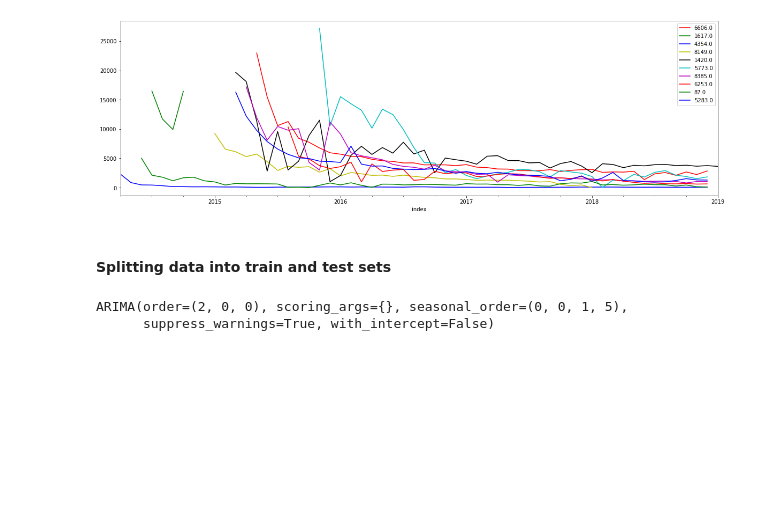
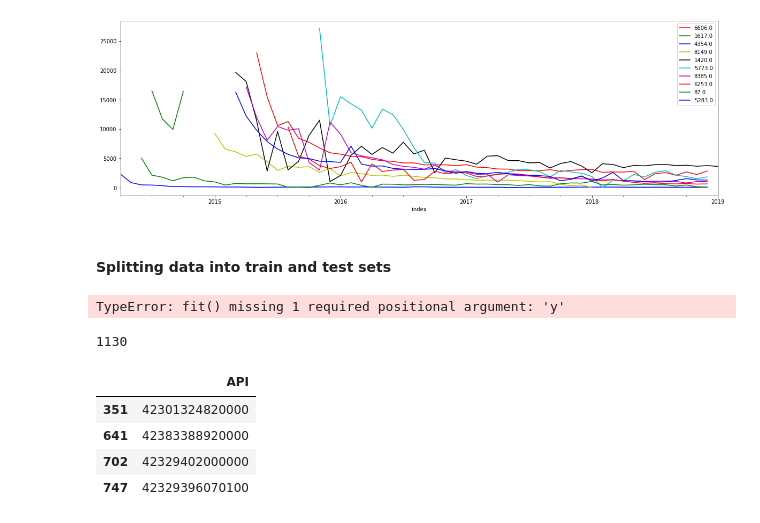
Before and after one commit to Dnbg1982/Oil-Gas-Projects, a Jupyter notebook: Reservoir Engineering/Notebooks/Oil_produc_forecasting.ipynb, the cells around one changed output. Cells and saved outputs as stored; diff of their text form; code cells hidden in the pictures; blank space fills up the shorter version.

```diff
--- a/Reservoir Engineering/Notebooks/Oil_produc_forecasting.ipynb
+++ b/Reservoir Engineering/Notebooks/Oil_produc_forecasting.ipynb
@@ -527,5 +528,5 @@ mod_auar_li = auto_arima(Y_train_set, exogenous=exo_train_set[['API', 'operatorN
-# %%
-mod_auar_li.fit(Y_train_set, exogenous=exo_train_set[['API', 'operatorNameIHS_new', 'formation_new', 'BasinName_new', 'StateName_new', 'CountyName_new', 'BottomHoleLatitude_new', 'BottomHoleLongitude_new', 'LATERAL_LENGTH_BLEND_new', 'PROP_PER_FOOT_new', 'WATER_PER_FOOT_new']])
-# %% [output]
-ARIMA(order=(2, 0, 0), scoring_args={}, seasonal_order=(0, 0, 1, 5),
-      suppress_warnings=True, with_intercept=False)
+# %%
+# Fit the model
+mod_auar_li.fit()
+# %% [output]
+TypeError: fit() missing 1 required positional argument: 'y'
@@ -531,0 +559,12 @@ ARIMA(order=(2, 0, 0), scoring_args={}, seasonal_order=(0, 0, 1, 5),
+# %%
+len(results_final)
+# %% [output]
+1130
+# %%
+test_APIs[test_APIs.duplicated(['API'])]
+# %% [output]
+|  | API |
+| 351 | 42301324820000 |
+| 641 | 42383388920000 |
+| 702 | 42329402000000 |
+| 747 | 42329396070100 |
```
Also changed, not shown: parts of 19 cells of this notebook, 1 other file.
